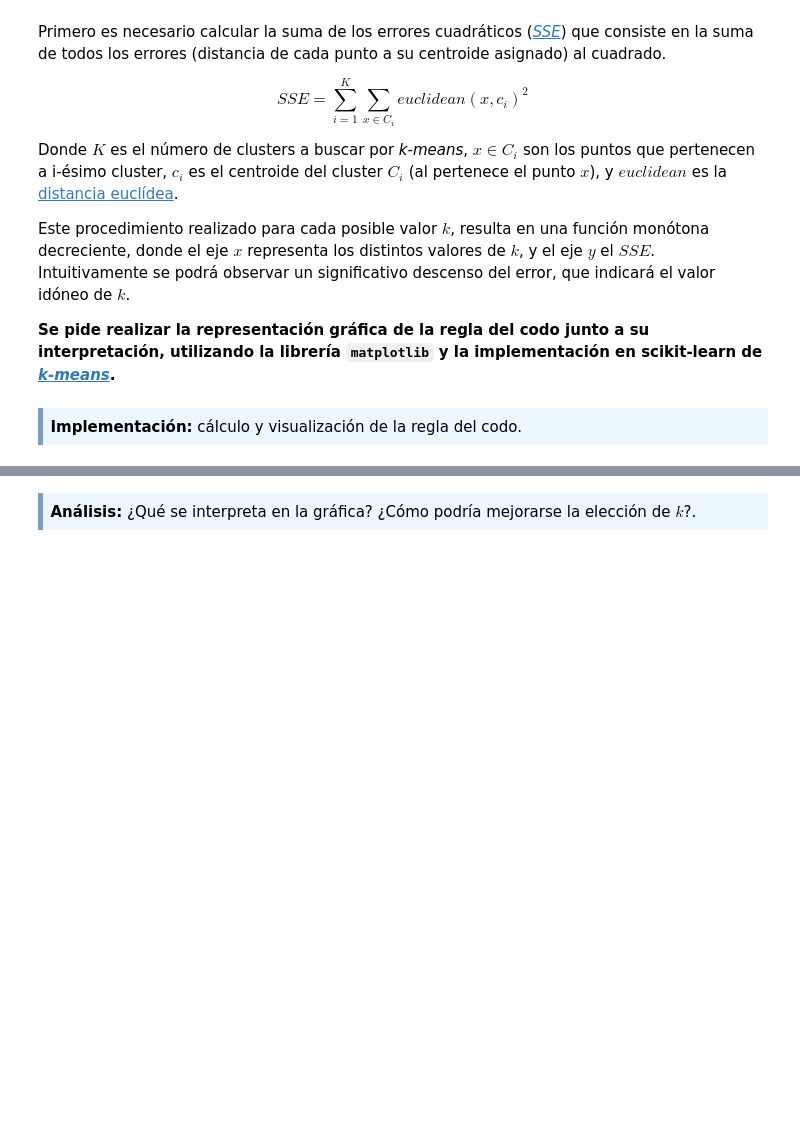
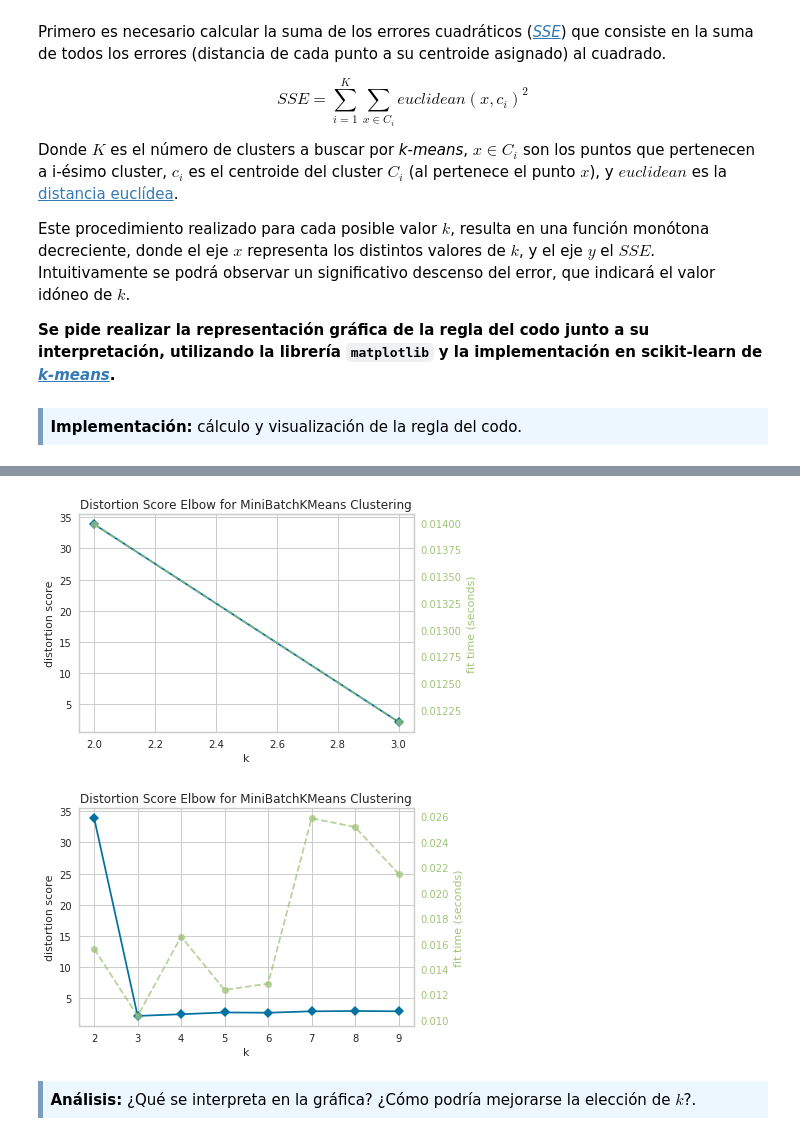
Before and after one commit to fernandoabcampos/advanced-data-mining, a Jupyter notebook: PEC2/20181_M2.855_PEC2-Enunciado.ipynb, the cells around one changed output, grey strips where cells are left out. Cells and saved outputs as stored; diff of their text form; code cells hidden in the pictures; blank space fills up the shorter version.

```diff
--- a/PEC2/20181_M2.855_PEC2-Enunciado.ipynb
+++ b/PEC2/20181_M2.855_PEC2-Enunciado.ipynb
@@ -76,3 +109,21 @@ Este procedimiento realizado para cada posible valor $k$, resulta en una funció
+# %%
+from sklearn.cluster import MiniBatchKMeans
+
+from yellowbrick.cluster import KElbowVisualizer
+
+visualizer = KElbowVisualizer(MiniBatchKMeans(), k=(MIN_CLUSTERS, MAX_CLUSTERS))
+
+visualizer.fit(X)
+visualizer.poof()
+
+
+visualizer = KElbowVisualizer(MiniBatchKMeans(), k=(MIN_CLUSTERS, 10))
+
+visualizer.fit(X)
+visualizer.poof()
+# %% [output]
+[figure, added]
+[figure, added]
 # %% [markdown]
 <div style="background-color: #EDF7FF; border-color: #7C9DBF; border-left: 5px solid #7C9DBF; padding: 0.5em;">
 <strong>Análisis:</strong> ¿Qué se interpreta en la gráfica? ¿Cómo podría mejorarse la elección de $k$?.
```
Also changed, not shown: parts of 5 cells of this notebook.
